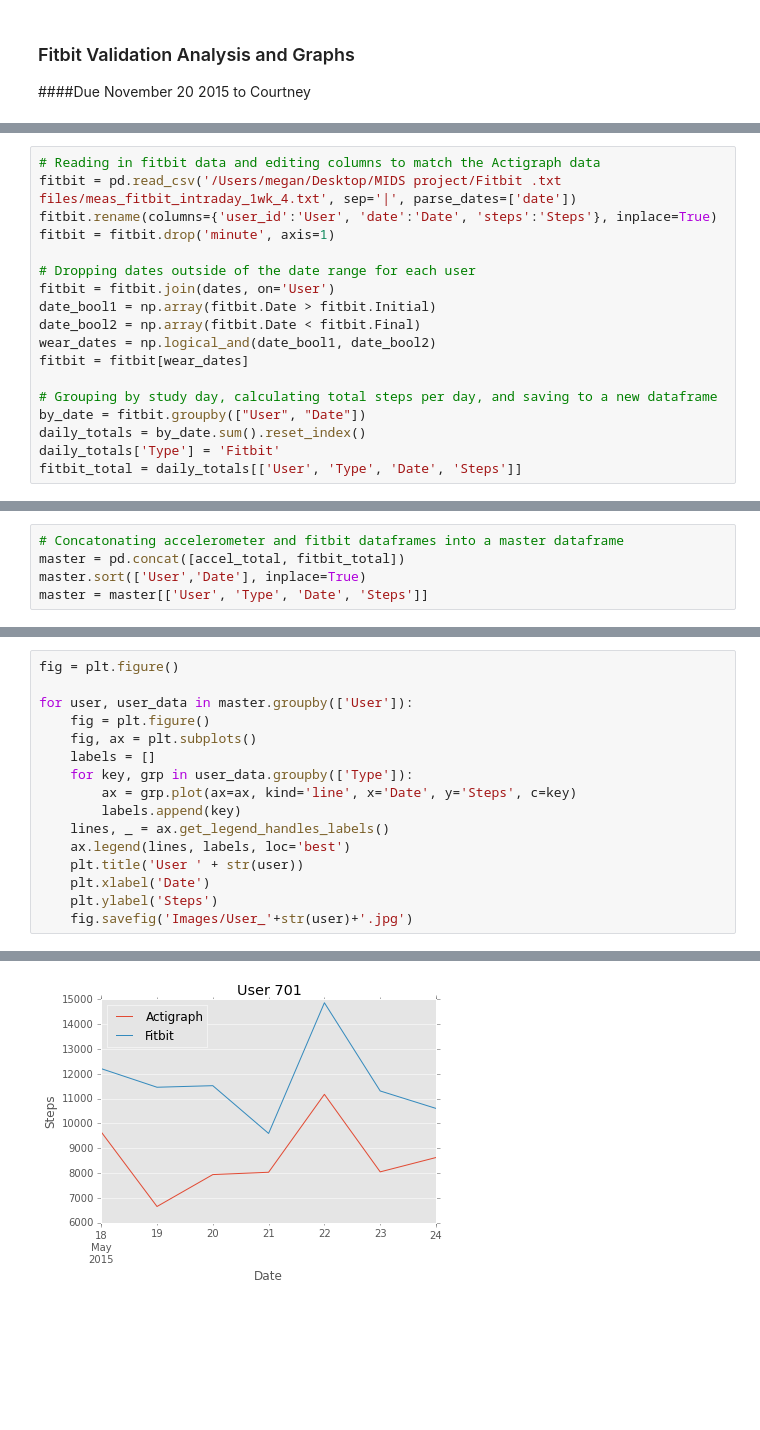
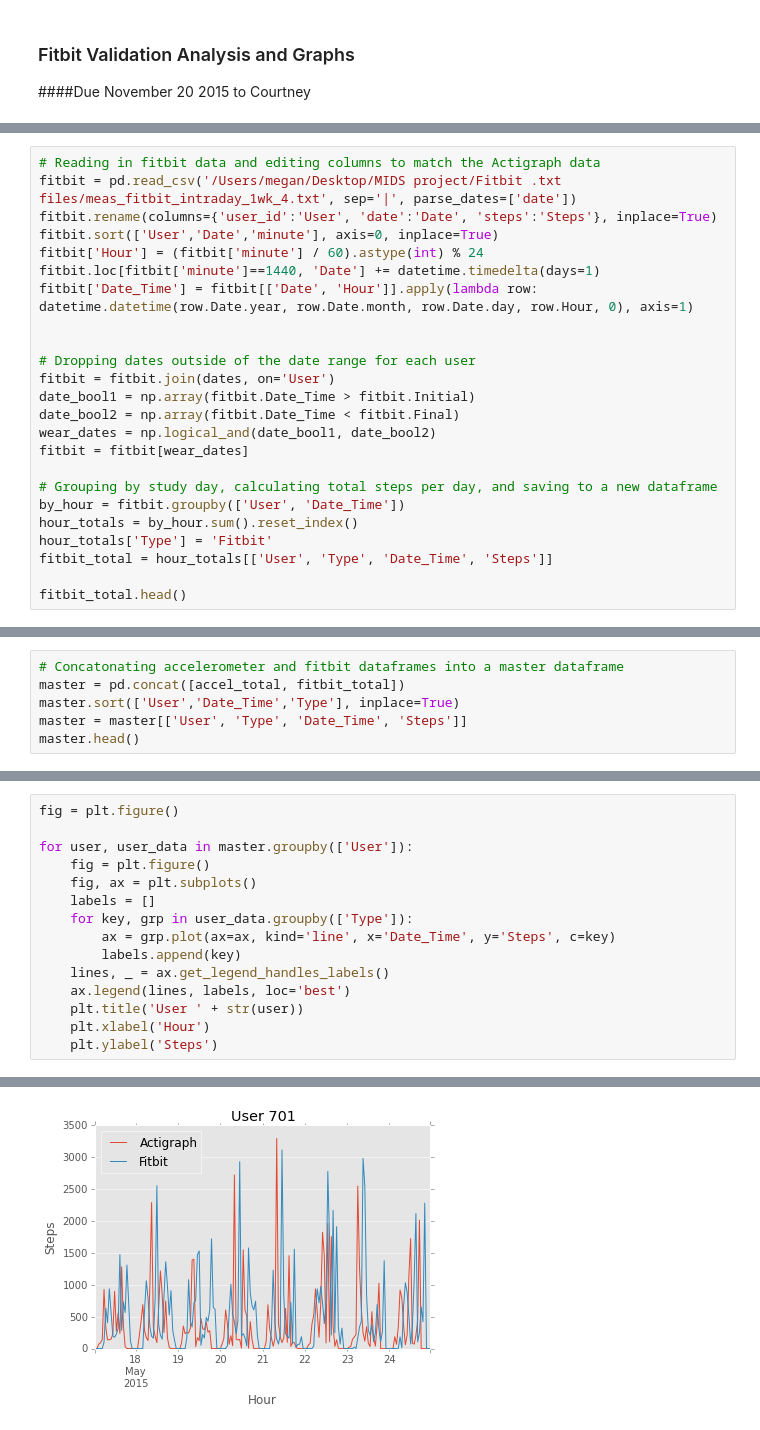
Before and after one commit to mpera/MIDS, a Jupyter notebook: MIDS .ipynb, the cells around one changed output, grey strips where cells are left out. Saved outputs shown, nothing was run; the diff lists cells and outputs as text; blank space fills up the shorter version.

Commit message:
Comparison of Fitbit and Actigraph hour by hour; seems to be one hour off

```diff
--- a/MIDS .ipynb
+++ b/MIDS .ipynb
@@ -62,17 +77,23 @@ accel_total = total[['User', 'Type', 'Date', 'Steps', 'MVPA']]
 # Reading in fitbit data and editing columns to match the Actigraph data
 fitbit = pd.read_csv('/Users/megan/Desktop/MIDS project/Fitbit .txt files/meas_fitbit_intraday_1wk_4.txt', sep='|', parse_dates=['date'])
 fitbit.rename(columns={'user_id':'User', 'date':'Date', 'steps':'Steps'}, inplace=True)
-fitbit = fitbit.drop('minute', axis=1)
+fitbit.sort(['User','Date','minute'], axis=0, inplace=True)
+fitbit['Hour'] = (fitbit['minute'] / 60).astype(int) % 24
+fitbit.loc[fitbit['minute']==1440, 'Date'] += datetime.timedelta(days=1)
+fitbit['Date_Time'] = fitbit[['Date', 'Hour']].apply(lambda row: datetime.datetime(row.Date.year, row.Date.month, row.Date.day, row.Hour, 0), axis=1)
+
 
 # Dropping dates outside of the date range for each user
 fitbit = fitbit.join(dates, on='User')
-date_bool1 = np.array(fitbit.Date > fitbit.Initial)
-date_bool2 = np.array(fitbit.Date < fitbit.Final)
+date_bool1 = np.array(fitbit.Date_Time > fitbit.Initial)
+date_bool2 = np.array(fitbit.Date_Time < fitbit.Final)
 wear_dates = np.logical_and(date_bool1, date_bool2)
 fitbit = fitbit[wear_dates]
 
 # Grouping by study day, calculating total steps per day, and saving to a new dataframe
-by_date = fitbit.groupby(["User", "Date"])
-daily_totals = by_date.sum().reset_index()
-daily_totals['Type'] = 'Fitbit'
-fitbit_total = daily_totals[['User', 'Type', 'Date', 'Steps']]
+by_hour = fitbit.groupby(['User', 'Date_Time'])
+hour_totals = by_hour.sum().reset_index()
+hour_totals['Type'] = 'Fitbit'
+fitbit_total = hour_totals[['User', 'Type', 'Date_Time', 'Steps']]
+
+fitbit_total.head()
@@ -79,5 +107,6 @@ fitbit_total = daily_totals[['User', 'Type', 'Date', 'Steps']]
 # %%
 # Concatonating accelerometer and fitbit dataframes into a master dataframe
 master = pd.concat([accel_total, fitbit_total])
-master.sort(['User','Date'], inplace=True)
-master = master[['User', 'Type', 'Date', 'Steps']]
+master.sort(['User','Date_Time','Type'], inplace=True)
+master = master[['User', 'Type', 'Date_Time', 'Steps']]
+master.head()
@@ -84,21 +120,20 @@ master = master[['User', 'Type', 'Date', 'Steps']]
 # %%
 fig = plt.figure()
 
 for user, user_data in master.groupby(['User']):
     fig = plt.figure()
     fig, ax = plt.subplots()
     labels = []
     for key, grp in user_data.groupby(['Type']):
-        ax = grp.plot(ax=ax, kind='line', x='Date', y='Steps', c=key)
+        ax = grp.plot(ax=ax, kind='line', x='Date_Time', y='Steps', c=key)
         labels.append(key)
     lines, _ = ax.get_legend_handles_labels()
     ax.legend(lines, labels, loc='best')
     plt.title('User ' + str(user))
-    plt.xlabel('Date')
+    plt.xlabel('Hour')
     plt.ylabel('Steps')
-    fig.savefig('Images/User_'+str(user)+'.jpg')
 # %% [output]
 <matplotlib.figure.Figure at 0x...>
 <matplotlib.figure.Figure at 0x...>
-[figure, old version]
+[figure, new version]
 <matplotlib.figure.Figure at 0x...>
```
Also changed, not shown: parts of 8 cells of this notebook.
